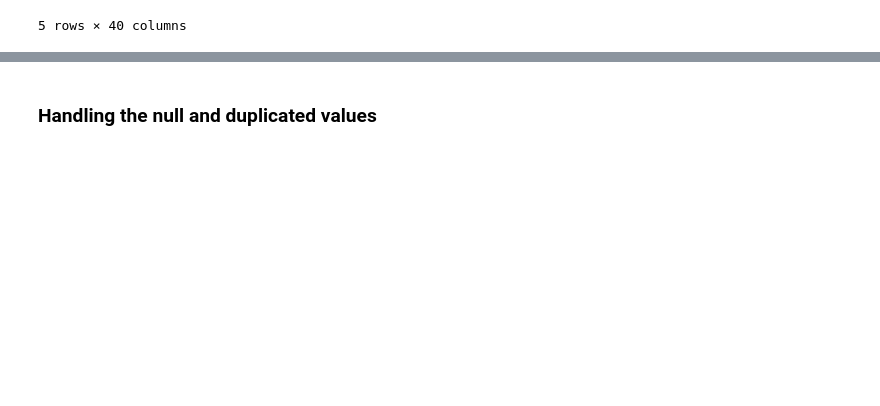
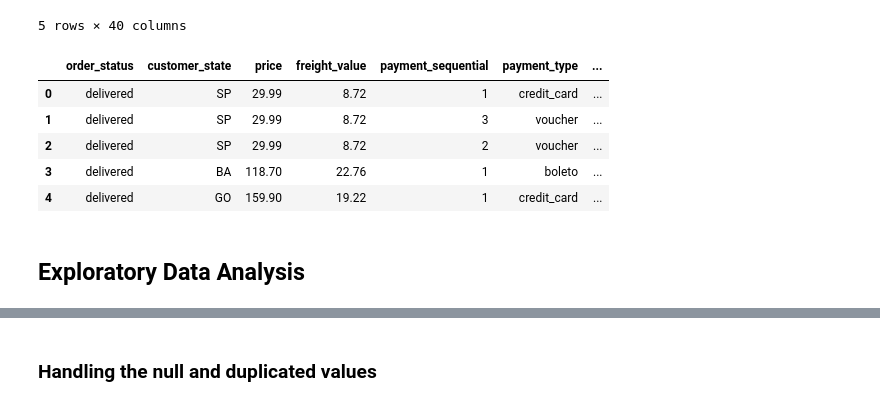
Before and after one commit to sherifalaa42/Brazilian_ecommerce, a Jupyter notebook: Data_wranggling.ipynb, the cells around one changed output, grey strips where cells are left out. Cells and saved outputs as stored; diff of their text form; code cells hidden in the pictures; blank space fills up the shorter version.

```diff
--- a/Data_wranggling.ipynb
+++ b/Data_wranggling.ipynb
@@ -17,3 +94,14 @@ df.head()
+# %%
+df.head()
+# %% [output]
+|  | order_status | customer_state | price | freight_value | payment_sequential | payment_type | ... |
+| 0 | delivered | SP | 29.99 | 8.72 | 1 | credit_card | ... |
+| 1 | delivered | SP | 29.99 | 8.72 | 3 | voucher | ... |
+| 2 | delivered | SP | 29.99 | 8.72 | 2 | voucher | ... |
+| 3 | delivered | BA | 118.70 | 22.76 | 1 | boleto | ... |
+| 4 | delivered | GO | 159.90 | 19.22 | 1 | credit_card | ... |
+# %% [markdown]
+## Exploratory Data Analysis
 # %%
 df.shape
 # %% [output]
```
Also changed, not shown: parts of 30 cells of this notebook.
